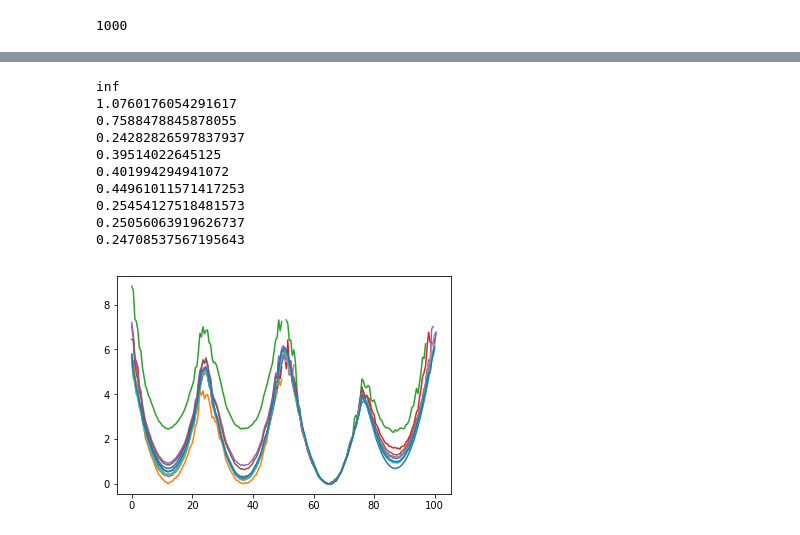
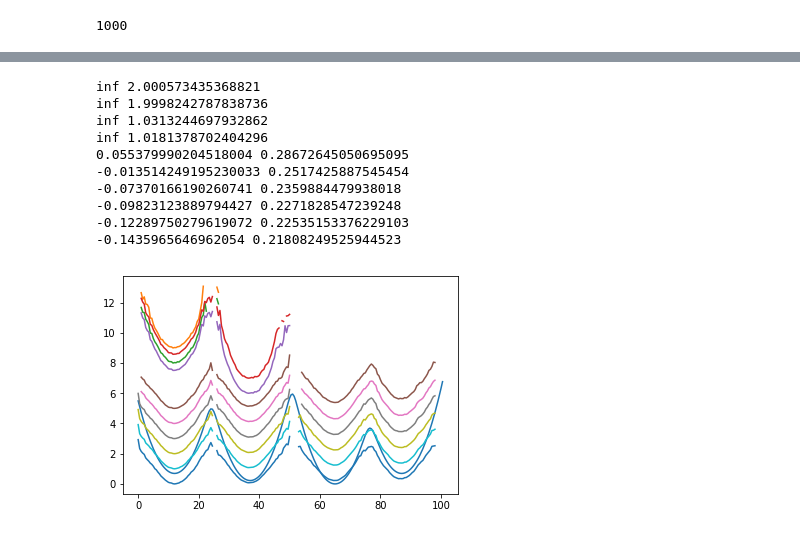
Before and after one commit to sunhwan/multi-armed-bandit, a Jupyter notebook: model/1d/protocol_naive.ipynb, the cells around one changed output, grey strips where cells are left out. Drawn from its saved outputs; the diff is of its cells as text; code cells hidden in the pictures.

```diff
--- a/model/1d/protocol_naive.ipynb
+++ b/model/1d/protocol_naive.ipynb
@@ -127,2 +103,0 @@ dtraj = cluster.fit_transform(trajs)
-# %%
-msm.fit(dtraj)
@@ -134,5 +103,0 @@ MarkovStateModel(ergodic_cutoff='on', lag_time=10, n_timescales=10,
-# %%
-x = cluster.cluster_centers_[msm.state_labels_, 0]
-pi = msm.populations_
-plt.bar(x, pi)
-plt.show()
@@ -141,10 +103,0 @@ plt.show()
-# %%
-xi = np.argsort(cluster.cluster_centers_[msm.state_labels_, 0])
-x = cluster.cluster_centers_[msm.state_labels_, 0][xi]
-y = -0.6*np.log(pi[xi])
-y -= np.min(y)
-plt.plot(x, y)
-
-y = [potential(_) for _ in x]
-plt.plot(x, y)
-plt.show()
@@ -153,32 +131,13 @@ plt.show()
 # %%
-from glob import glob
-from scipy.stats import entropy
-
-def collect(base, n_cycle):
-    trajs = []
-    for i in range(n_cycle):
-        n_rep = len(glob(f'{base}/{i}_*.npy'))
-        for j in range(n_rep):
-            fn = f'{base}/{i}_{j}.npy'
-            trajs.append(np.load(fn)[np.newaxis, :].T)
-    return trajs
-
-def model(trajs):
-    msm = MarkovStateModel(lag_time=10, n_timescales=10, verbose=False)
-    cluster = RegularSpatial(d_min=1)
-    cluster.cluster_centers_ = np.array([[c] for c in np.arange(0, 101, 0.5)])
-    dtraj = cluster.transform(trajs)
-    msm.fit(dtraj)
-    return cluster, msm
-
 pis = []
 pis_ = []
 kls = []
+outputdir = 'output/naive_4_1000_1000'
 
 for i in tqdm_notebook(range(1, 11)):
     begin = 0
     end = i * 100
-    trajs = collect('output/naive_regular_1000_1000', end)
+    trajs = collect(outputdir, end)
     cluster, msm = model(trajs)
 
     # predicted pi
@@ -200,30 +159,30 @@ for i in tqdm_notebook(range(1, 11)):
 for i in range(10):
     y = -0.6*np.log(np.sum(pis[i][155:195])/np.sum(pis[i]))
     y_ = -0.6*np.log(np.sum(pi_[155:195])/np.sum(pi_))
-    print(y - y_)
+    print(y - y_, kls[i])
 # %% [output]
-inf
-1.0760176054291617
-0.7588478845878055
-0.24282826597837937
-0.39514022645125
-0.401994294941072
-0.44961011571417253
-0.25454127518481573
-0.25056063919626737
-0.24708537567195643
+inf 2.000573435368821
+inf 1.9998242787838736
+inf 1.0313244697932862
+inf 1.0181378702404296
+0.055379990204518004 0.28672645050695095
+-0.013514249195230033 0.2517425887545454
+-0.07370166190260741 0.2359884479938018
+-0.09823123889794427 0.2271828547239248
+-0.12289750279619072 0.22535153376229103
+-0.1435965646962054 0.21808249525944523
 # %%
 y = np.array([potential(_) for _ in x])
 pi_ = np.exp(-y/0.6)
 plt.plot(x, y)
 
 for i in range(10):
     y = -0.6*np.log(pis[i])
-    y -= np.min(y)
+    y -= np.min(y) - 9 + i
     plt.plot(x, y)
 plt.show()
 # %% [output]
-[figure, old version]
+[figure, new version]
 # %%
 plt.plot(np.arange(10), np.log(kls))
 # %% [output]
```
Also changed, not shown: parts of 14 cells of this notebook, 6 other files.
